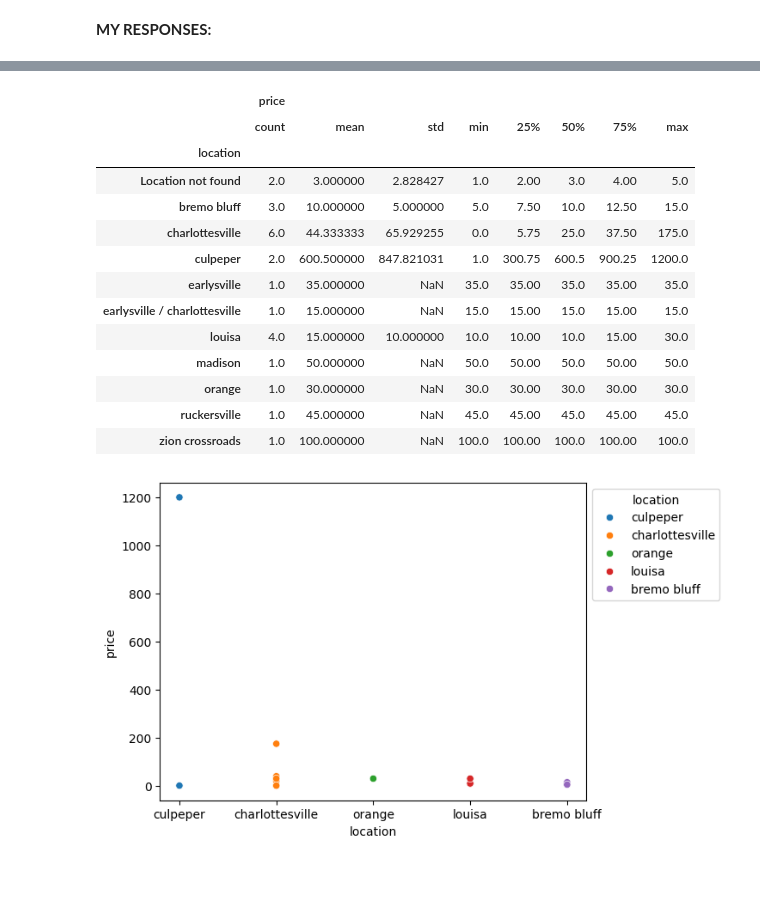
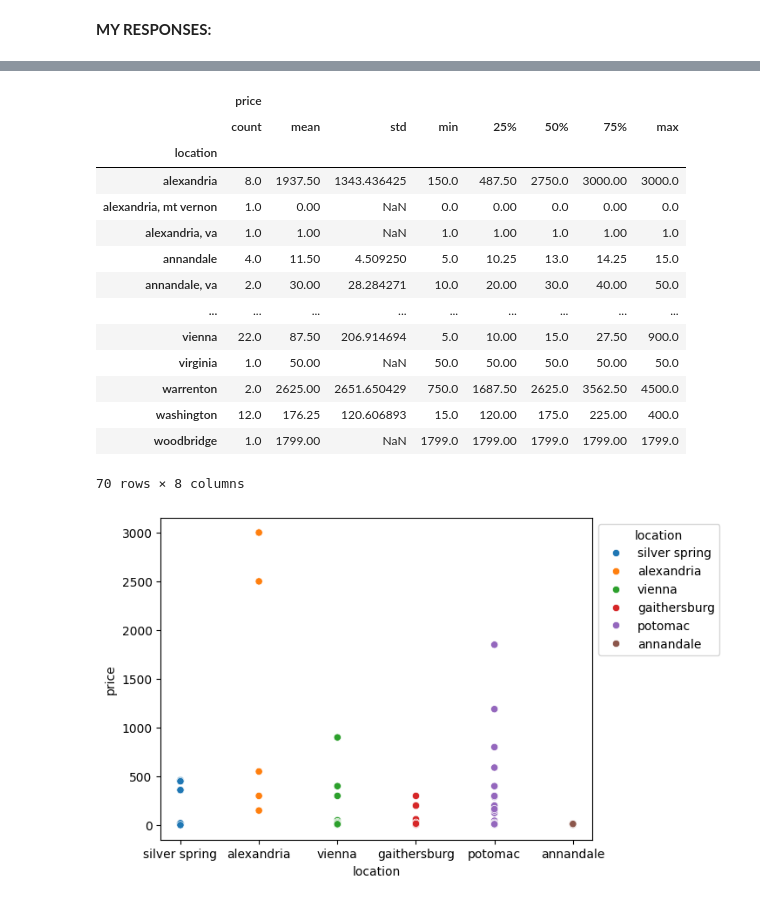
Before and after one commit to natalieassaad/labs, a Jupyter notebook: 02_scraping/lab_notebook.ipynb, the cells around one changed output, grey strips where cells are left out. Drawn from its saved outputs; the diff is of its cells as text; code cells hidden in the pictures; blank space fills up the shorter version.

```diff
--- a/02_scraping/lab_notebook.ipynb
+++ b/02_scraping/lab_notebook.ipynb
@@ -337,7 +337,7 @@ import seaborn as sns
 import requests # Page requests
 
 header = {'User-Agent': 'Mozilla/5.0 (Windows NT 10.0; Win64; x64; rv:124.0) Gecko/20100101 Firefox/124.0'}
-url = 'https://charlottesville.craigslist.org/search/jwa?purveyor=owner#search=1~gallery~0~66'
+url = 'https://washingtondc.craigslist.org/search/jwa?purveyor=owner#search=1~gallery~0~0'
 raw = requests.get(url,headers=header) # Get page
 # %%
 # 2. extract data from the search results
@@ -400,24 +390,25 @@ df.loc[:,['price','location']].groupby('location').describe()
 |  | price |  |  |  |  |  |  |  |
 |  | count | mean | std | min | 25% | 50% | 75% | max |
 | location |  |  |  |  |  |  |  |  |
-| Location not found | 2.0 | 3.000000 | 2.828427 | 1.0 | 2.00 | 3.0 | 4.00 | 5.0 |
-| bremo bluff | 3.0 | 10.000000 | 5.000000 | 5.0 | 7.50 | 10.0 | 12.50 | 15.0 |
-| charlottesville | 6.0 | 44.333333 | 65.929255 | 0.0 | 5.75 | 25.0 | 37.50 | 175.0 |
-| culpeper | 2.0 | 600.500000 | 847.821031 | 1.0 | 300.75 | 600.5 | 900.25 | 1200.0 |
-| earlysville | 1.0 | 35.000000 | NaN | 35.0 | 35.00 | 35.0 | 35.00 | 35.0 |
-| earlysville / charlottesville | 1.0 | 15.000000 | NaN | 15.0 | 15.00 | 15.0 | 15.00 | 15.0 |
-| louisa | 4.0 | 15.000000 | 10.000000 | 10.0 | 10.00 | 10.0 | 15.00 | 30.0 |
-| madison | 1.0 | 50.000000 | NaN | 50.0 | 50.00 | 50.0 | 50.00 | 50.0 |
-| orange | 1.0 | 30.000000 | NaN | 30.0 | 30.00 | 30.0 | 30.00 | 30.0 |
-| ruckersville | 1.0 | 45.000000 | NaN | 45.0 | 45.00 | 45.0 | 45.00 | 45.0 |
-| zion crossroads | 1.0 | 100.000000 | NaN | 100.0 | 100.00 | 100.0 | 100.00 | 100.0 |
+| alexandria | 8.0 | 1937.50 | 1343.436425 | 150.0 | 487.50 | 2750.0 | 3000.00 | 3000.0 |
+| alexandria, mt vernon | 1.0 | 0.00 | NaN | 0.0 | 0.00 | 0.0 | 0.00 | 0.0 |
+| alexandria, va | 1.0 | 1.00 | NaN | 1.0 | 1.00 | 1.0 | 1.00 | 1.0 |
+| annandale | 4.0 | 11.50 | 4.509250 | 5.0 | 10.25 | 13.0 | 14.25 | 15.0 |
+| annandale, va | 2.0 | 30.00 | 28.284271 | 10.0 | 20.00 | 30.0 | 40.00 | 50.0 |
+| ... | ... | ... | ... | ... | ... | ... | ... | ... |
+| vienna | 22.0 | 87.50 | 206.914694 | 5.0 | 10.00 | 15.0 | 27.50 | 900.0 |
+| virginia | 1.0 | 50.00 | NaN | 50.0 | 50.00 | 50.0 | 50.00 | 50.0 |
+| warrenton | 2.0 | 2625.00 | 2651.650429 | 750.0 | 1687.50 | 2625.0 | 3562.50 | 4500.0 |
+| washington | 12.0 | 176.25 | 120.606893 | 15.0 | 120.00 | 175.0 | 225.00 | 400.0 |
+| woodbridge | 1.0 | 1799.00 | NaN | 1799.0 | 1799.00 | 1799.0 | 1799.00 | 1799.0 |
+70 rows × 8 columns
 # %%
 # subset of major locations
-locations = ['charlottesville', 'culpeper', 'bremo bluff', 'louisa', 'orange']
+locations = ['alexandria', 'annandale', 'vienna', 'potomac', 'gaithersburg', 'silver spring']
 
 df_filtered = df[df['location'].isin(locations)]
 
 ax = sns.scatterplot(data=df_filtered, x='location', y='price',hue='location')
 sns.move_legend(ax, "upper left", bbox_to_anchor=(1, 1))
 # %% [output]
-[figure, old version]
+[figure, new version]
```
Also changed, not shown: parts of 4 cells of this notebook.
